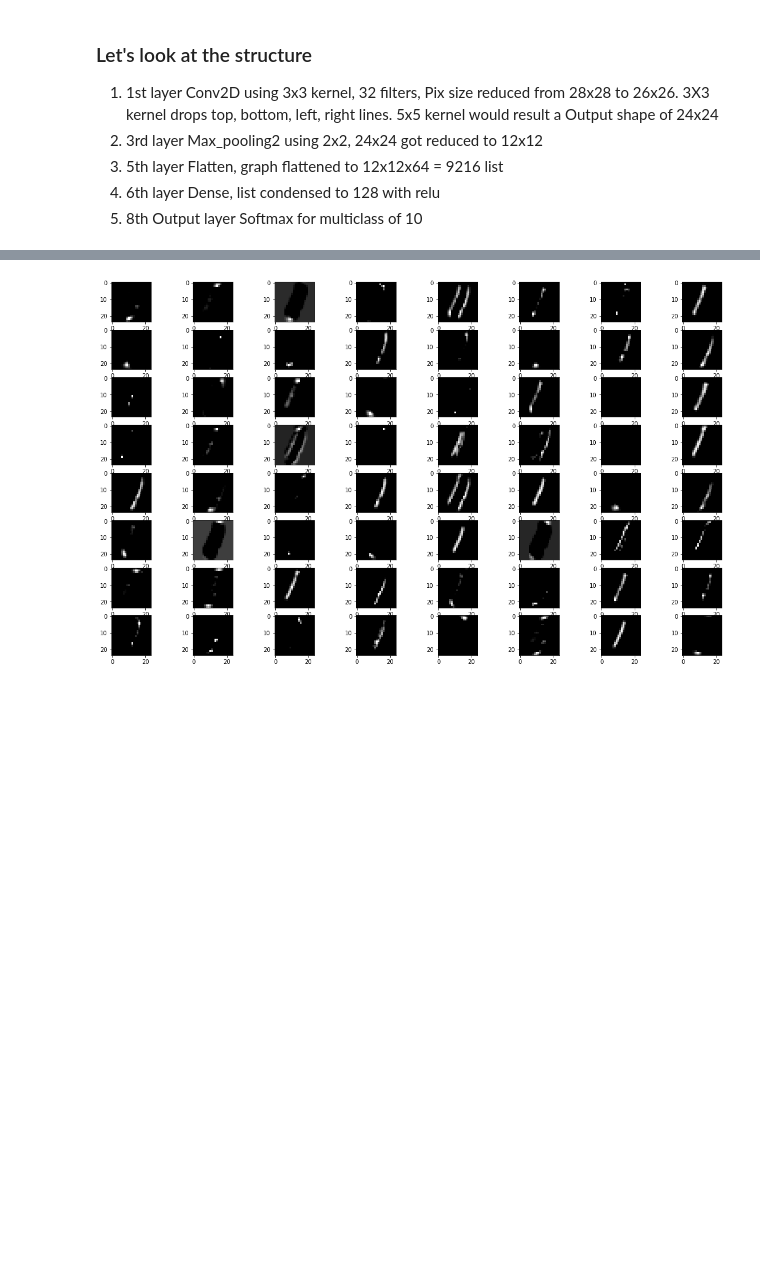
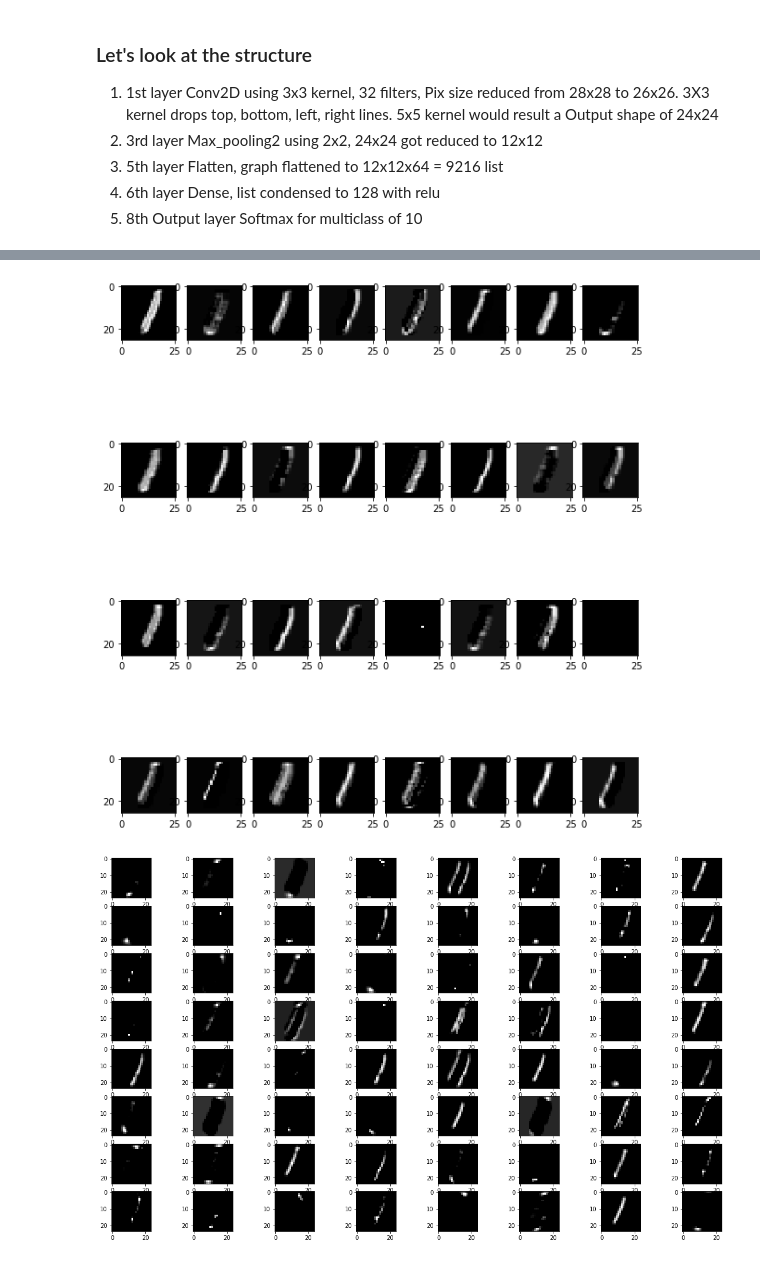
Before and after one commit to firecharm/Deep-Learning-Scripts, a Jupyter notebook: Mnist CNN Visualization & Explanation.ipynb, the cells around one changed output, grey strips where cells are left out. Cells and saved outputs as stored; diff of their text form; code cells hidden in the pictures; blank space fills up the shorter version.

```diff
--- a/Mnist CNN Visualization & Explanation.ipynb
+++ b/Mnist CNN Visualization & Explanation.ipynb
@@ -126,4 +126,9 @@ def display_activation(activations, col_size, row_size, act_index):
         for col in range(0,col_size):
             ax[row][col].imshow(activation[0, :, :, activation_index], cmap='gray')
             activation_index += 1
+# %%
+# Layer 1 Conv2D
+display_activation(activations, 8, 4, 0)
+# %% [output]
+[figure, added]
 # %%
```
Also changed, not shown: parts of 6 cells of this notebook.
